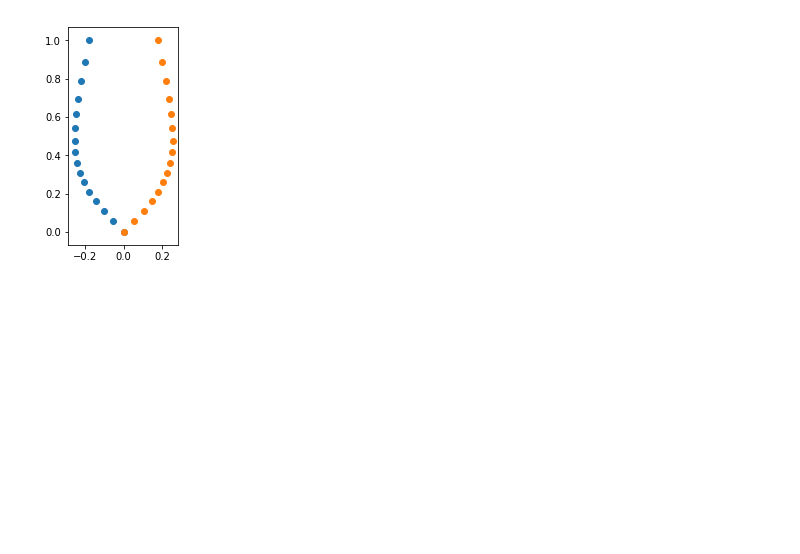
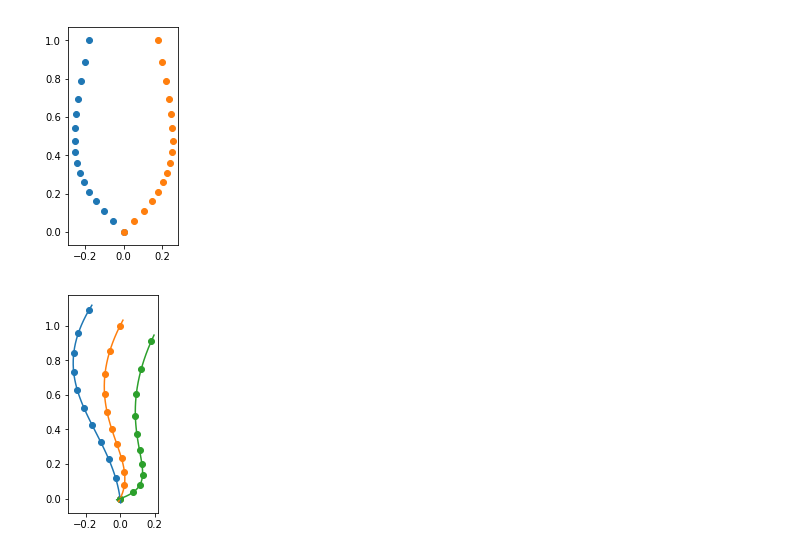
Before and after one commit to iciromaco/RL2nd, a Jupyter notebook: 考察ー中心軸の曲がりのモデル化.ipynb, the cells around one changed output. Cells and saved outputs as stored; diff of their text form; code cells hidden in the pictures; blank space fills up the shorter version.

```diff
--- a/考察ー中心軸の曲がりのモデル化.ipynb
+++ b/考察ー中心軸の曲がりのモデル化.ipynb
@@ -341,0 +316,32 @@ ll,rl = modellines(asml,asmc,angle1=0,angle2=0,t_start=0.0,t_end=1.0,npoints=16,
+# %%
+def drawModel3(asml,angle1,angle2):
+    asmc = [[0,0],[0,asml[1][1]],[0,asml[2][1]],[0,1]]
+    # bezASC 中心軸のベジエ 曲線
+    bezASC = bez3Q2.subs([(px[0],asmc[0][0]),(px[1],asmc[1][0]),(px[2],asmc[2][0]),(px[3],asmc[3][0])])
+    bezASC = bezASC.subs([(py[0],asmc[0][1]),(py[1],asmc[1][1]),(py[2],asmc[2][1]),(py[3],asmc[3][1])])
+    bezASC = bezASC.subs([(r1,angle1),(r2,angle2),(cx,asmc[3][0]),(cy,asmc[3][1])])
+    # bezASL 左側面のベジエ 曲線
+    bezASL = bez3Q2.subs([(px[0],asml[0][0]),(px[1],asml[1][0]),(px[2],asml[2][0]),(px[3],asml[3][0])])
+    bezASL = bezASL.subs([(py[0],asml[0][1]),(py[1],asml[1][1]),(py[2],asml[2][1]),(py[3],asml[3][1])])
+    bezASL = bezASL.subs([(r1,angle1),(r2,angle2),(cx,asmc[3][0]),(cy,asmc[3][1])])
+    # bezASR 中心軸のベジエ 曲線
+    bezASR = bez3Q2.subs([(px[0],-asml[0][0]),(px[1],-asml[1][0]),(px[2],-asml[2][0]),(px[3],-asml[3][0])])
+    bezASR = bezASR.subs([(py[0],asml[0][1]),(py[1],asml[1][1]),(py[2],asml[2][1]),(py[3],asml[3][1])])
+    bezASR = bezASR.subs([(r1,angle1),(r2,angle2),(cx,asmc[3][0]),(cy,asmc[3][1])])
+
+    tplins = np.linspace(-0.02, 1.02,50)
+    tslins11 = np.linspace(-0, 1,11)
+    plt.gca().set_aspect('equal', adjustable='box')
+
+    for bezline in [bezASL,bezASC,bezASR]:
+        plotx = np.array([bezline[0].subs(t,tp) for tp in tplins ])
+        ploty = np.array([bezline[1].subs(t,tp) for tp in tplins ])
+        plot11x = np.array([bezline[0].subs(t,tp) for tp in tslins11 ])
+        plot11y = np.array([bezline[1].subs(t,tp) for tp in tslins11 ])
+        plt.scatter(plot11x,plot11y)
+        plt.plot(plotx,ploty)
+# %%
+# 下 (angle1) だけ -30度曲げる
+drawModel3(asml,angle1=-pi/6,angle2=-pi/6)
+# %% [output]
+[figure, added]
```
Also changed, not shown: parts of 3 cells of this notebook.
